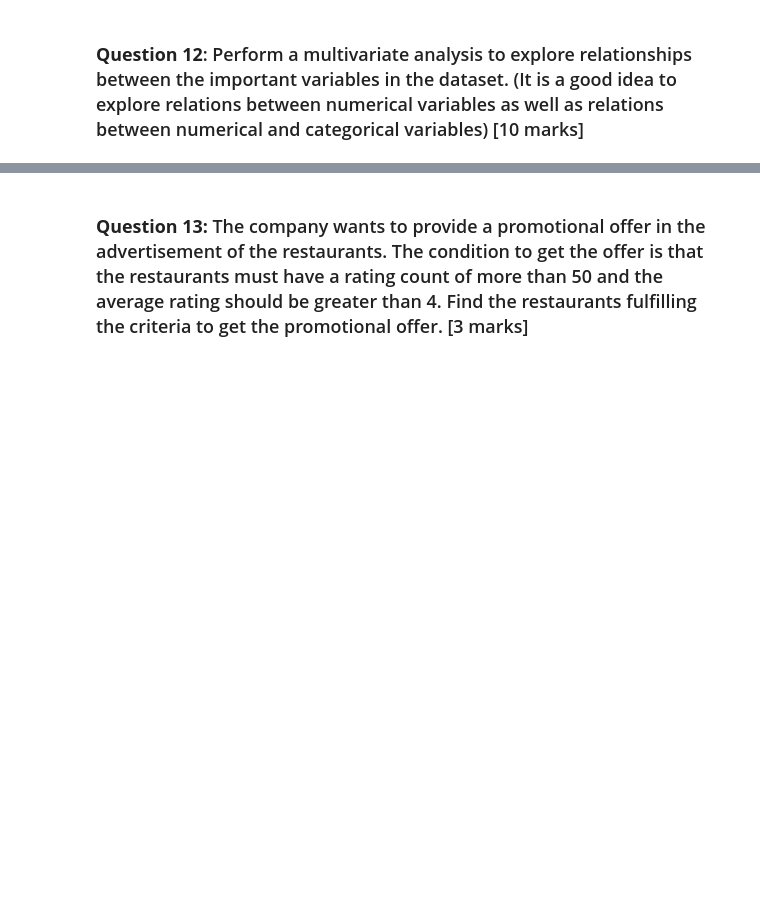
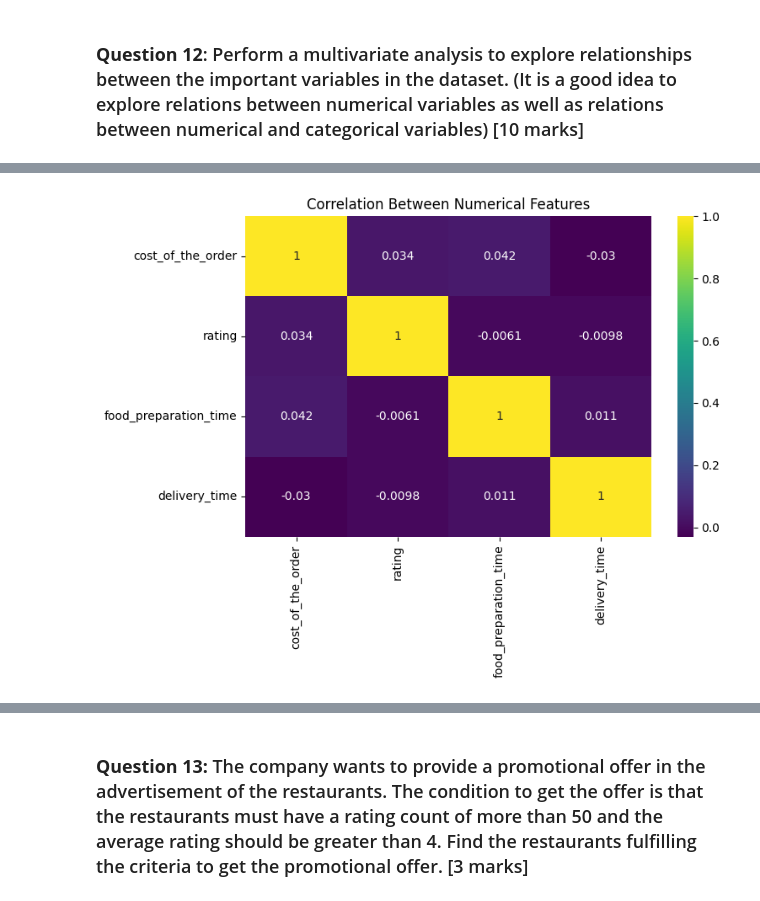
Before and after one commit to yash1thsa/machine_learning_pipelines, a Jupyter notebook: Food_hub_analysis_Full_Code.ipynb, the cells around one changed output, grey strips where cells are left out. Cells and saved outputs as stored; diff of their text form; code cells hidden in the pictures; blank space fills up the shorter version.

```diff
--- a/Food_hub_analysis_Full_Code.ipynb
+++ b/Food_hub_analysis_Full_Code.ipynb
@@ -430,0 +408,13 @@ ValueError: could not convert string to float: 'Not given'
+# %%
+df['rating'] = pd.to_numeric(df['rating'].replace("Not given", pd.NA))
+
+# Correlation heatmap
+plt.figure(figsize=(8,6))
+sns.heatmap(df[['cost_of_the_order', 'rating',
+                'food_preparation_time', 'delivery_time']].corr(),
+            annot=True, cmap='viridis')
+plt.title('Correlation Between Numerical Features')
+plt.tight_layout()
+plt.show()
+# %% [output]
+[figure, added]
```
Also changed, not shown: parts of 19 cells of this notebook.
